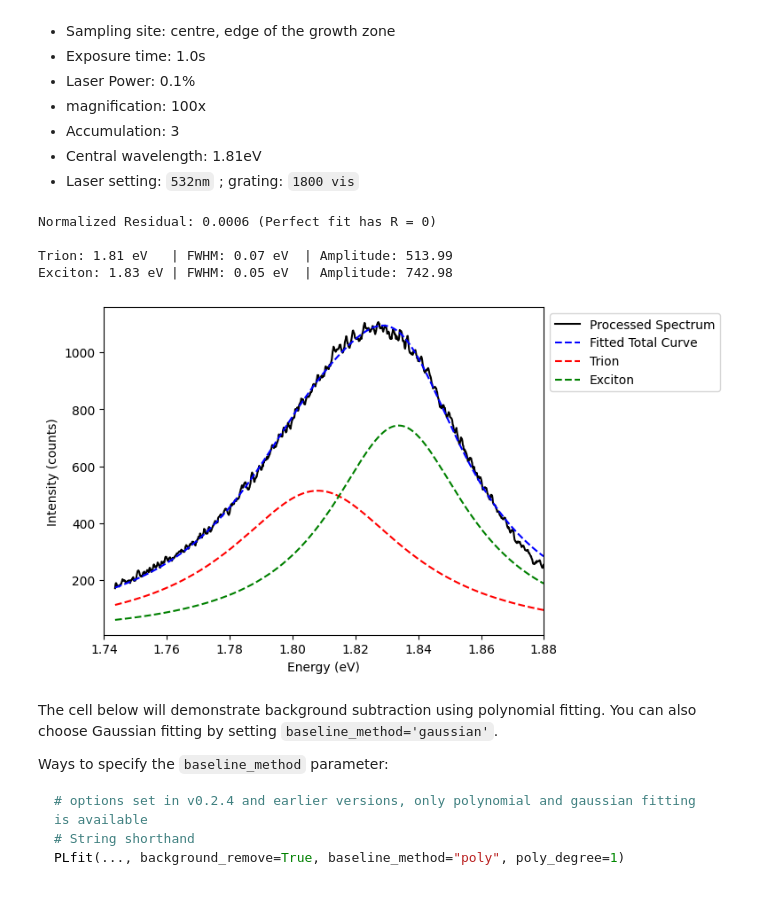
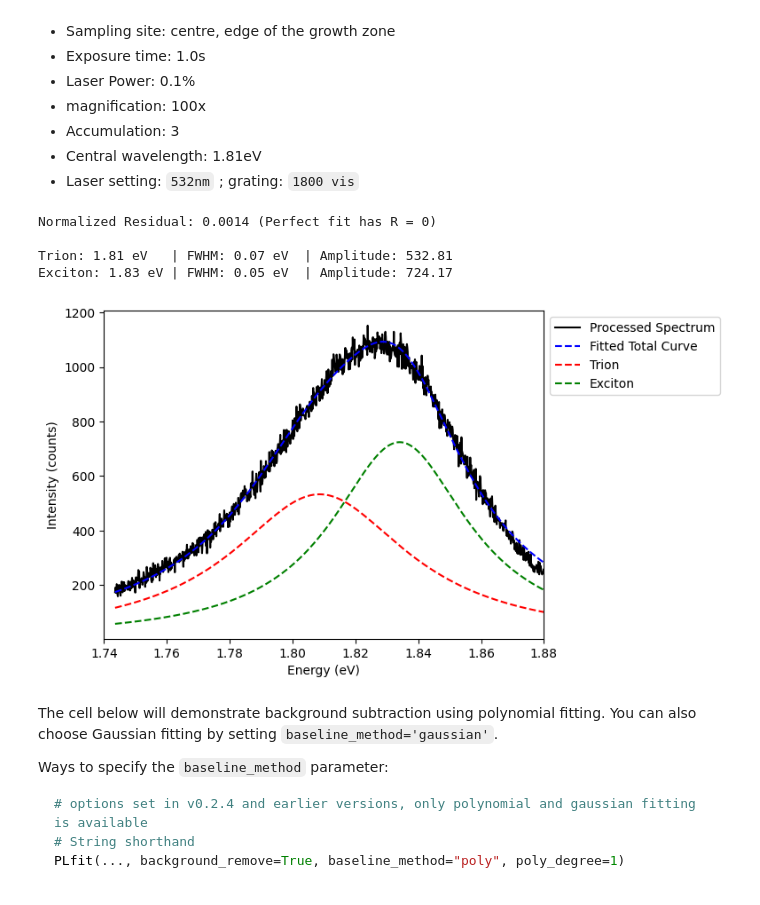
Before and after one commit to barry063/RamanPL_2D, a Jupyter notebook: example-usage/PLfit/PL_component.ipynb, the cells around one changed output. Cells and saved outputs as stored; diff of their text form; code cells hidden in the pictures.

```diff
--- a/example-usage/PLfit/PL_component.ipynb
+++ b/example-usage/PLfit/PL_component.ipynb
@@ -24,41 +24,39 @@ from ramanpl.dataImporter import DataImporter
 
 intensity, energy = DataImporter.data_import(
     filename="PL Sample MoS2 2D Flakes.wdf",
     x_range=(1.74, 1.88),
     axis="energy",
 )
 
 
 # Instantiate the PLfit class with the PL data
 pl_fit = PLfit.PLfit(intensity, energy,
            background_remove=False, # In most cases, background removal is not necessary
-        #    baseline_method='poly',  # or 'gaussian'
-        #    poly_degree=1,           # for polynomial background
-           smoothing=True, smooth_window=11,    # Smoothing the data if it is too noisy
-           normalize=False          # Normalize = true if you want to a.u. unit fitting
+           smoothing=False,           # Smoothing the data if it is too noisy
+           normalize=False            # Normalize = true if you want to a.u. unit fitting
            )
 
 # Update bounds if needed (e.g., for exciton or trion), BUT IT WON'T CHANGE ORDERING
 pl_fit.update_bounds(
                 exciton =([1.82, 0, 0], [1.88, 0.05, 0.1]),     # Please note that lorenzian has "peak height = amp / (pi * scale)"
                 trion =([1.8, 0, 0], [1.86, 0.05, 0.05]),        # Lower and upper boundaries of lorenzian models, the number are given as [peak, scale, amplitude]
 )
 
 # Perform fitting
 params, params_cov = pl_fit.fit_spectrum()
 
 # Plot the results with optional offset and scale
 pl_fit.plot_fit(params,             # the parameters fitted by fit_spectrum
                 offset=0,           # Offset of fitted-curve to raw data
                 scale=1,            # Intensity multiply scale for plotting
                 x_lim=[1.74,1.88]   # x-axis limit for plotting, unit: eV
                 )
 # %% [output]
-Normalized Residual: 0.0006 (Perfect fit has R = 0)
+Normalized Residual: 0.0014 (Perfect fit has R = 0)
 
-Trion: 1.81 eV   | FWHM: 0.07 eV  | Amplitude: 513.99
-Exciton: 1.83 eV | FWHM: 0.05 eV  | Amplitude: 742.98
+Trion: 1.81 eV   | FWHM: 0.07 eV  | Amplitude: 532.81
+Exciton: 1.83 eV | FWHM: 0.05 eV  | Amplitude: 724.17
-[figure, old version]
+[figure, new version]
 # %% [markdown]
 The cell below will demonstrate background subtraction using polynomial fitting. You can also choose Gaussian fitting by setting `baseline_method='gaussian'`.
 
```
Also changed, not shown: parts of 4 cells of this notebook, 6 other files.
